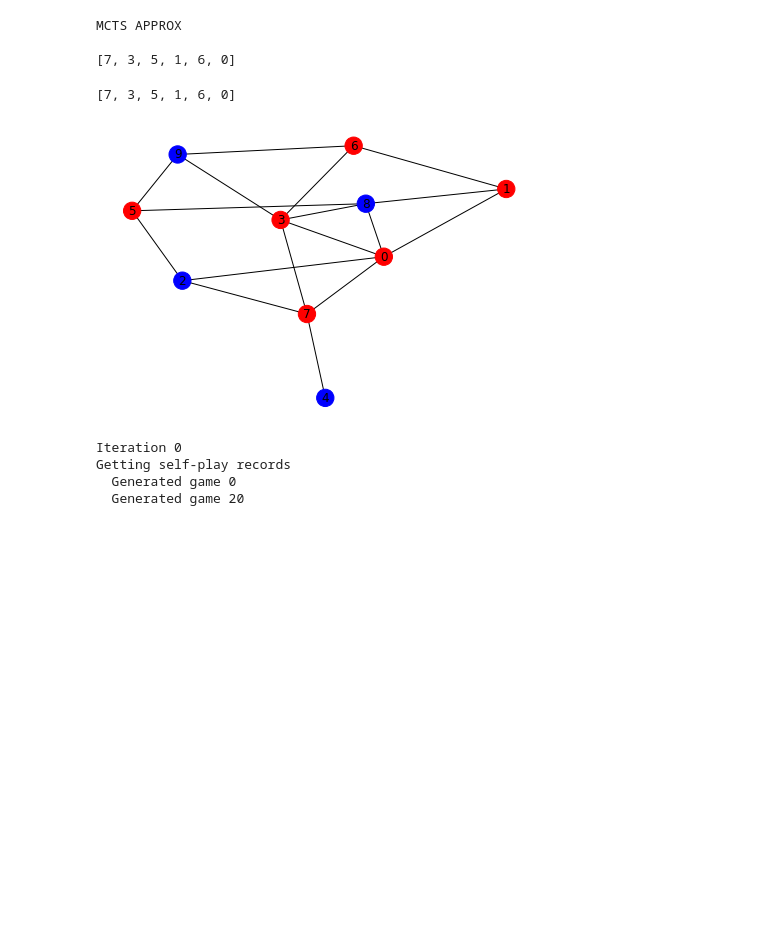
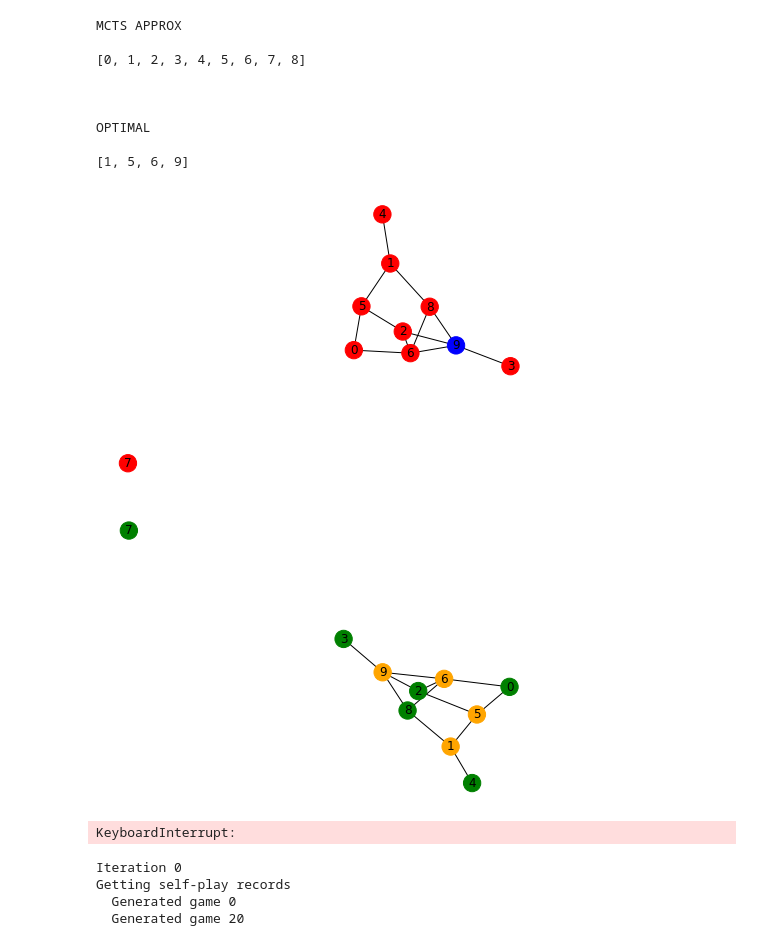
Before and after one commit to colindbrown/columbia-deep-learning-project, a Jupyter notebook: EX1/AlphaVertexCover_GNN.ipynb, the cells around one changed output. Cells and saved outputs as stored; diff of their text form; code cells hidden in the pictures; blank space fills up the shorter version.

Commit message:
submission ipynb+pdf added with all plots, still working on muzero debugging

```diff
--- a/EX1/AlphaVertexCover_GNN.ipynb
+++ b/EX1/AlphaVertexCover_GNN.ipynb
@@ -10,6 +97,6 @@ from matplotlib import pyplot as plt
 # %%
-class MCTS:
-    "Monte Carlo tree searcher. First rollout the tree then choose a move."
+class MCTS_AZ:
+    "Monte Carlo tree searcher with GNN. First rollout the tree then choose a move."
 
     def __init__(self, net, exploration_weight=1):
         self.Q = defaultdict(int)  # total reward of each node
@@ -175,8 +262,10 @@ class VertexCoverInstance(Node):
              return 0
         return -1
 # %%
-def play_game(G, net, num_rollouts=80, display = True):
-    tree = MCTS(net)
+def play_game(G, net, alphazero=False,num_rollouts=80, display = True):
+    tree = MCTS()
+    if alphazero:
+        tree = MCTS_AZ(net)
     board = VertexCoverInstance(G)
     while True:
         if board.is_terminal():
@@ -216,16 +305,6 @@ def self_play(G, net, num_rollouts=80):
         board = new_board
 
     return data
-# %%
-g = generate_graph(10)
-net = Net()
-play_game(g,net)
-# %% [output]
-MCTS APPROX
-
-[7, 3, 5, 1, 6, 0]
-[7, 3, 5, 1, 6, 0]
-[figure, removed]
 # %%
 from networkx.algorithms import approximation as appx
 import itertools
@@ -286,6 +365,46 @@ class Net(torch.nn.Module):
     def predict(self, instance):
         data = from_networkx(instance.graph)
         return self.forward(data).flatten().tolist()
+# %%
+G = generate_graph(10)
+net = Net()
+vc = play_game(G,net)
+print()
+opt = show_optimal_vc(G)
+# %% [output]
+MCTS APPROX
+
+[0, 1, 2, 3, 4, 5, 6, 7, 8]
+
+
+
+OPTIMAL
+
+[1, 5, 6, 9]
+[figure, added]
+[figure, added]
+# %%
+NUM_SIMS = 1000
+
+def sim_test_approx(simulations):
+    count_success = 0
+    for x in range(simulations):
+        A = generate_graph(10)
+        vc = play_game(A, net,display=False)
+        opt = show_optimal_vc(A, display=False)
+        if len(vc)<=len(opt)*1.1:
+            count_success=count_success+1
+    print(count_success)
+    return count_success
+
+count = sim_test_approx(NUM_SIMS)
+plot_arr = [count,NUM_SIMS-count]
+plt.figure(3)
+plt.pie(plot_arr, colors = ['lightcoral','lightskyblue'], labels = ['good approx', 'bad approx'],autopct='%1.2f%%')
+plt.title('Percentage of Good MCTS Approximations (Min Vertex Cover)')
+plt.show()
+# %% [output]
+KeyboardInterrupt:
 # %%
 from torch_geometric.data import DataLoader
 
```
Also changed, not shown: parts of 2 cells of this notebook, 7 other files.
